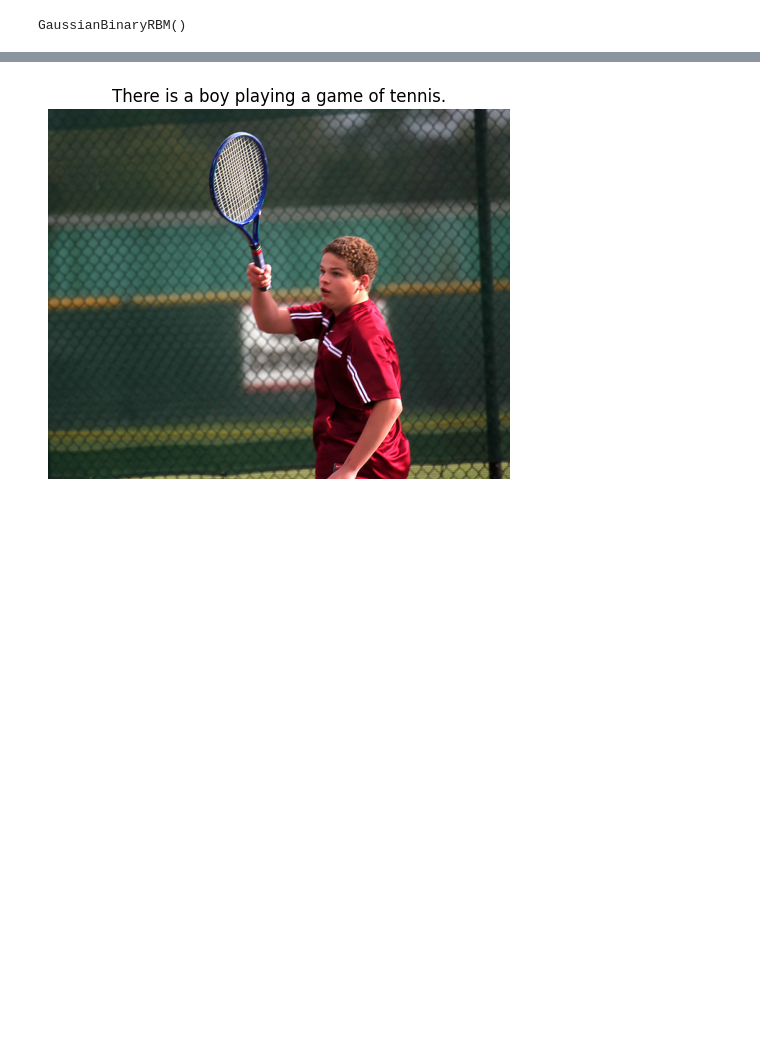
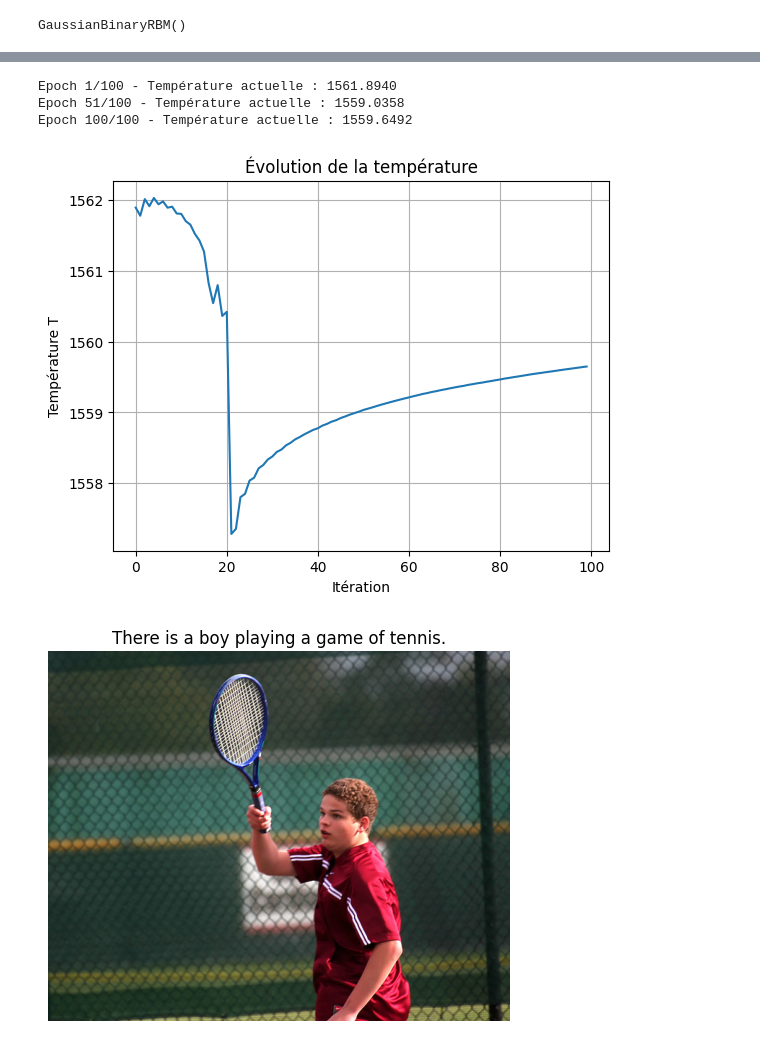
Before and after one commit to Faj1223/BLIP-RBM, a Jupyter notebook: notebooks/test_BLIP.ipynb, the cells around one changed output, grey strips where cells are left out. Cells and saved outputs as stored; diff of their text form; code cells hidden in the pictures; blank space fills up the shorter version.

```diff
--- a/notebooks/test_BLIP.ipynb
+++ b/notebooks/test_BLIP.ipynb
@@ -430,3 +454,30 @@ def batch_embeddings(batch):
+# %%
+def batch_cls_embeddings(batch):
+    """
+    Prend un batch d'images (URLs dans batch["coco_url"]) et retourne uniquement
+    les embeddings [CLS] (résumés globaux) sous forme d'un tenseur [1, batch_size, 768].
+    """
+    images = []
+    for url in batch["coco_url"]:
+        img = Image.open(BytesIO(requests.get(url).content)).convert("RGB")
+        images.append(img)
+
+    # Préparer les inputs
+    inputs = processor(images=images, return_tensors="pt").to(model.device)
+
+    with torch.no_grad():
+        vision_outputs = model.vision_model(pixel_values=inputs["pixel_values"])
+        embeddings = vision_outputs.last_hidden_state  # [batch_size, 577, 768]
+
+        # Extraire uniquement les [CLS] embeddings (position 0 pour chaque image)
+        cls_embeddings = embeddings[:, 0, :]  # [batch_size, 768]
+
+        # Ajouter une dimension batch au début → [1, batch_size, 768]
+        batch_cls = cls_embeddings.unsqueeze(0)
+
+    print("Shape des embeddings [CLS] :", batch_cls.shape)
+
+    return batch_cls
 # %%
 # Choix du device (GPU si dispo, sinon CPU)
 device = torch.device("cuda" if torch.cuda.is_available() else "cpu")
@@ -458,3 +520,10 @@ Epoch 100/100 - Température actuelle : 1399.3423
+# %%
+RBM_cls.train(batch_cls_embedding, epochs = 100)
+# %% [output]
+Epoch 1/100 - Température actuelle : 1561.8940
+Epoch 51/100 - Température actuelle : 1559.0358
+Epoch 100/100 - Température actuelle : 1559.6492
+[figure, added]
 # %%
 import requests
 from PIL import Image
```
Also changed, not shown: parts of 12 cells of this notebook.
